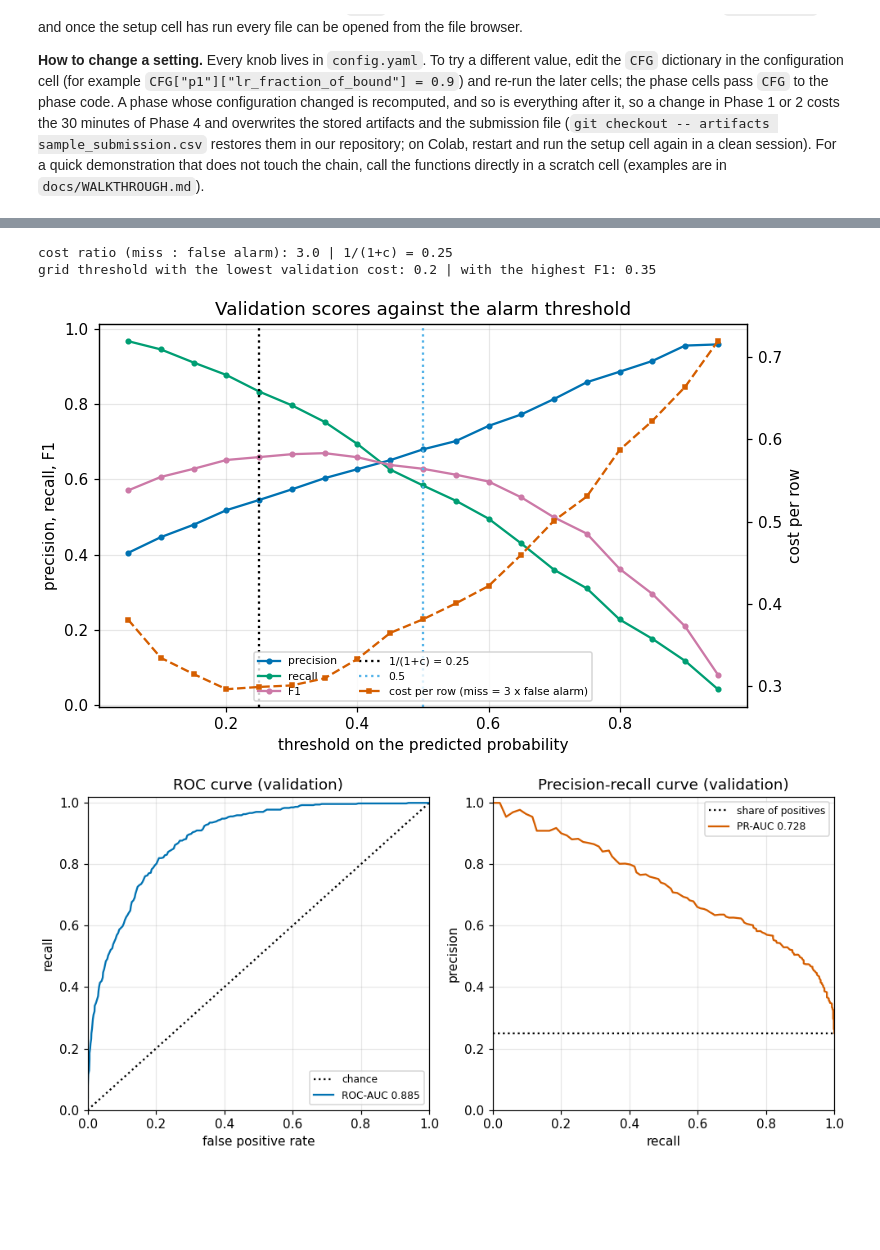
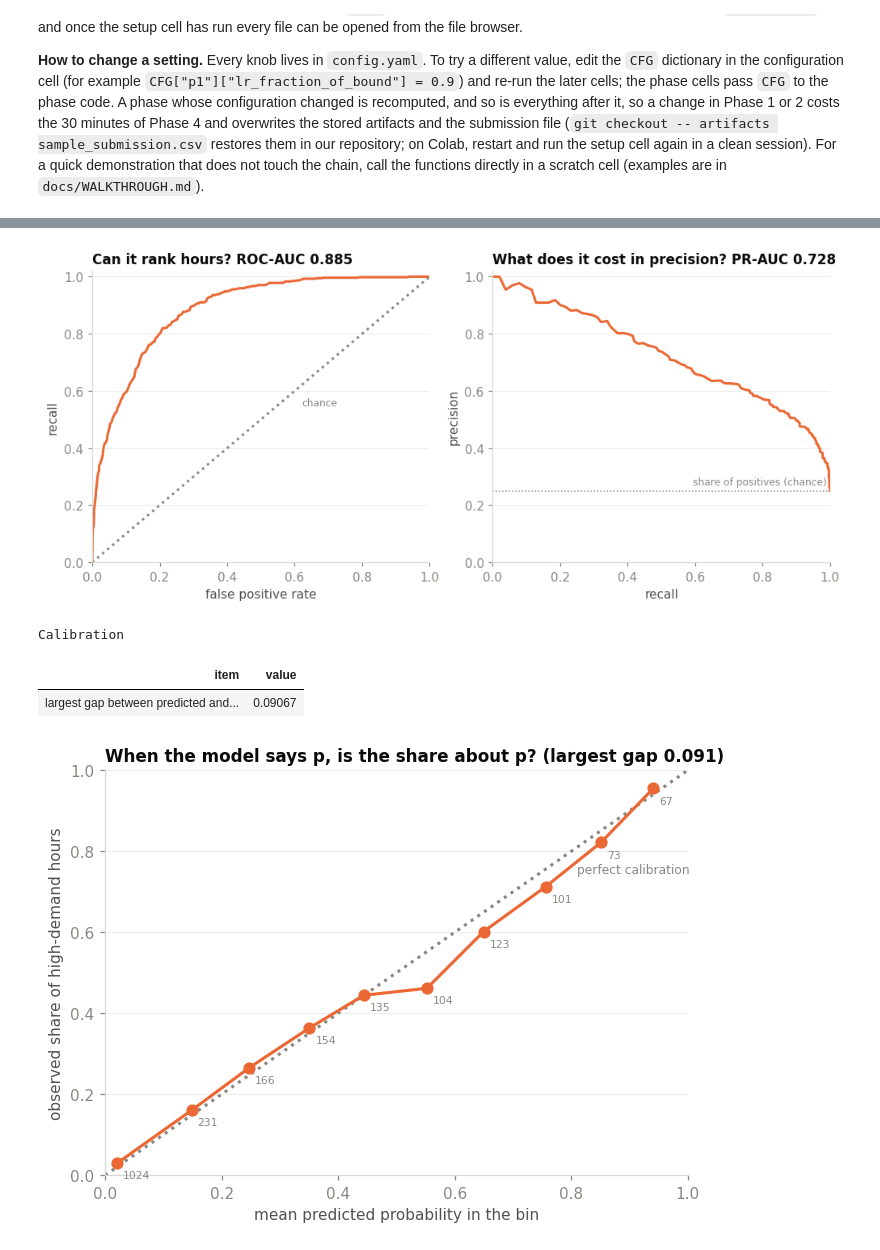
Before and after one commit to AhmedAtefYoussef/Machine-Learning-Pipeline, a Jupyter notebook: rush_hour.ipynb, the cells around one changed output, grey strips where cells are left out. Cells and saved outputs as stored; diff of their text form; code cells hidden in the pictures; blank space fills up the shorter version.

```diff
--- a/rush_hour.ipynb
+++ b/rush_hour.ipynb
@@ -3335,0 +3391,7 @@ than that.
+# %%
+# Phase 5 builds the high-demand label from training-row thresholds and fits our own logistic regression on the Phase 4 survivors; a full run takes about three minutes, so the stored artifact is loaded when nothing upstream changed.
+from src import plots_p5
+from src.logistic import fit_logistic, logloss, logloss_grad, sigmoid
+from src.phases import p5 as p5mod
+
+p5 = phase("p5", p5mod.run, CFG, upstream="p4", recompute_all=RECOMPUTE_ALL)   # writes artifacts/p5.json when it has to run
@@ -3336,12 +3400,7 @@ than that.
 # %%
-# Phase 5 loads artifacts/p4.json for the surviving columns, builds the label with thresholds fitted on the training
-# rows, and fits our own logistic regression. A full run takes about three minutes (the l2 sweep and the label-rule
-# foils), so the cell loads the stored artifact when config and upstream are unchanged.
-import pandas as pd
-
-from src.common import cached_or_run, load_config, read_artifact
-from src.phases import p5 as p5mod
-from src.plots_p5 import plot_calibration, plot_label_variants, plot_roc_pr, plot_threshold_curve
-
-p5 = phase("p5", p5mod.run, upstream="p4")  # writes artifacts/p5.json when it has to run
+# The chain: every feature of this phase must be a survivor of Phase 4.
+rows = view.p5_chain_rows(p4, p5)
+assert all(passed for *_, passed in rows), "Phase 5 uses a column that Phase 4 dropped"
+display(view.checks(rows, "Phase 5 consumed Phase 4"))
+view.p5_design(p5)
 # %% [output]
@@ -3491,14 +3527,15 @@ A missed high-demand hour means empty docks and lost customers; a false alarm me
 # %%
-print("cost ratio (miss : false alarm):", p5["cost_ratio"], "| 1/(1+c) =", p5["t_cost"])
-print("grid threshold with the lowest validation cost:", p5["t_cost_empirical"],
-      "| with the highest F1:", p5["t_f1"])
-show(plot_threshold_curve(p5))
+# How well the classifier ranks hours.
+show(plots_p5.plot_roc_pr(p5))
 # %% [output]
-cost ratio (miss : false alarm): 3.0 | 1/(1+c) = 0.25
-grid threshold with the lowest validation cost: 0.2 | with the highest F1: 0.35
-[figure, old version]
+[figure, new version]
 # %%
-show(plot_roc_pr(p5))
+# Whether the predicted probabilities can be trusted.
+display(view.p5_calibration(p5))
+show(plots_p5.plot_calibration(p5))
 # %% [output]
+Calibration
+| item | value |
+| largest gap between predicted and... | 0.09067 |
-[figure, old version]
+[figure, new version]
 # %%
```
Also changed, not shown: parts of 179 cells of this notebook, 26 other files.
